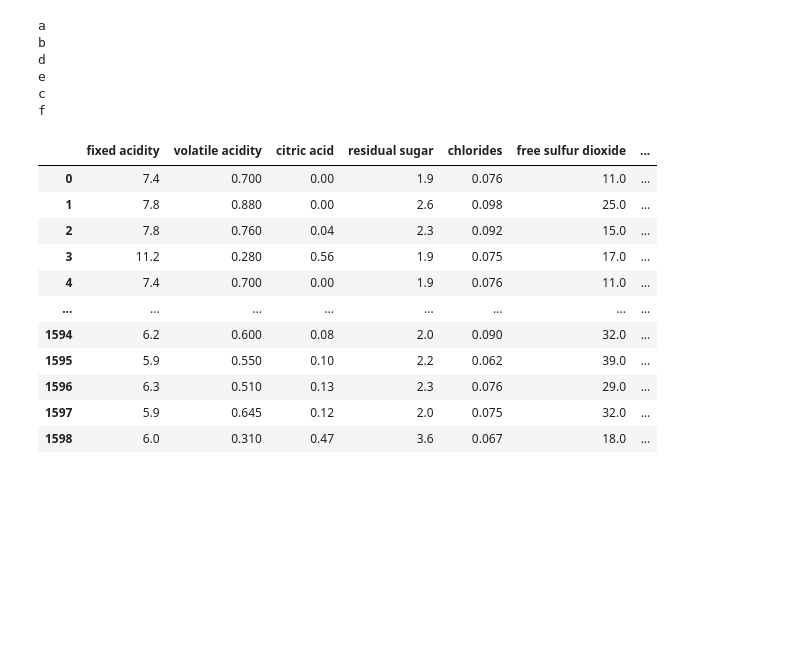
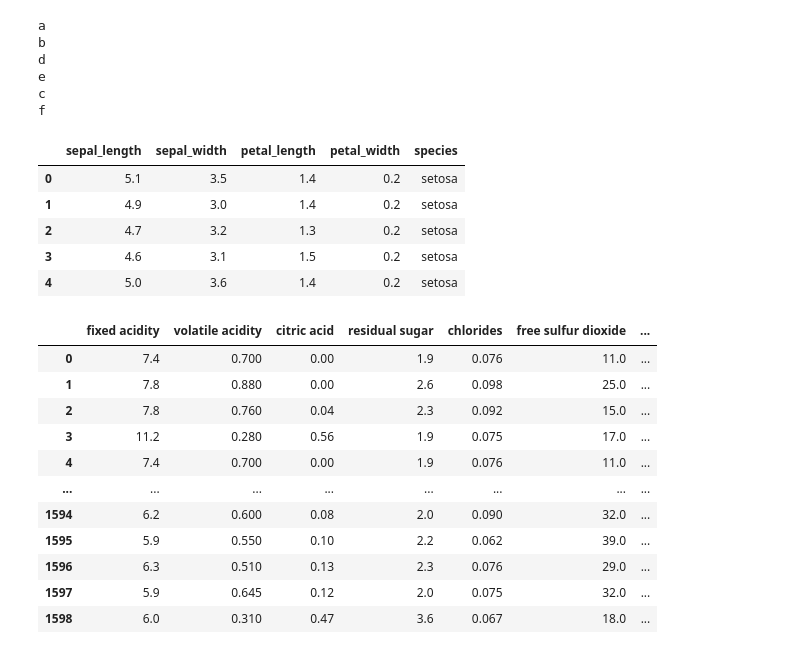
Before and after one commit to smurfac4/FUCKING-SHIT, a Jupyter notebook: ии/5/5.ipynb, the cells around one changed output. Drawn from its saved outputs; the diff is of its cells as text; code cells hidden in the pictures; blank space fills up the shorter version.

```diff
--- a/ии/5/5.ipynb
+++ b/ии/5/5.ipynb
@@ -98,3 +103,20 @@ class Tree:
+# %%
+X = np.array([[-1, -1], [-2, -1], [-3, -2], [1, 1], [2, 1], [3, 2]])
+target = [0, 0, 0, 1, 1, 1]
+import pandas as pd
+import numpy as np
+import seaborn as sns
+import matplotlib.pyplot as plt
+dataset = sns.load_dataset('iris')
+dataset.shape
+dataset.head()
+# %% [output]
+|  | sepal_length | sepal_width | petal_length | petal_width | species |
+| 0 | 5.1 | 3.5 | 1.4 | 0.2 | setosa |
+| 1 | 4.9 | 3.0 | 1.4 | 0.2 | setosa |
+| 2 | 4.7 | 3.2 | 1.3 | 0.2 | setosa |
+| 3 | 4.6 | 3.1 | 1.5 | 0.2 | setosa |
+| 4 | 5.0 | 3.6 | 1.4 | 0.2 | setosa |
 # %%
 import pandas as pd
 import numpy as np
```
Also changed, not shown: parts of 2 cells of this notebook.
